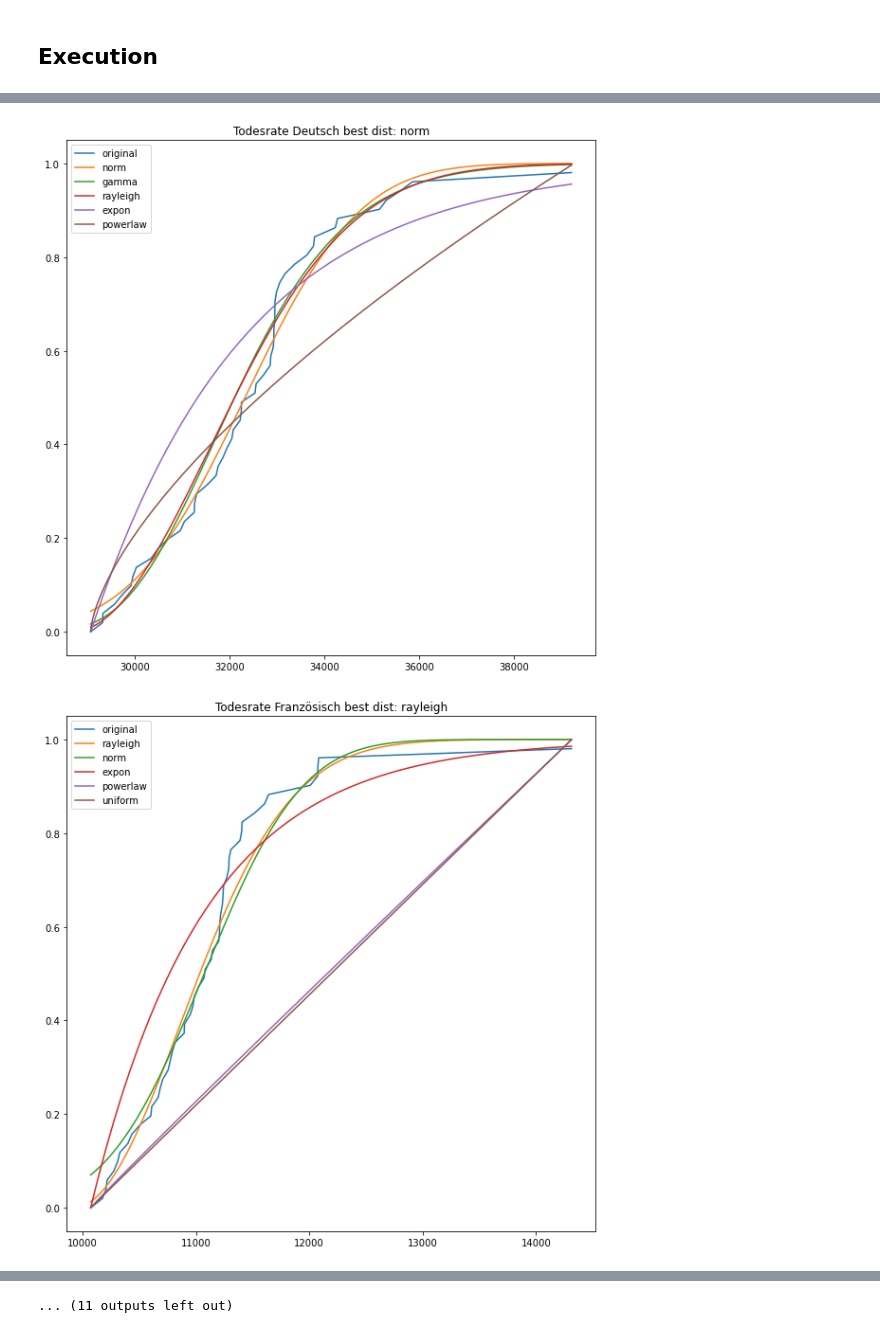
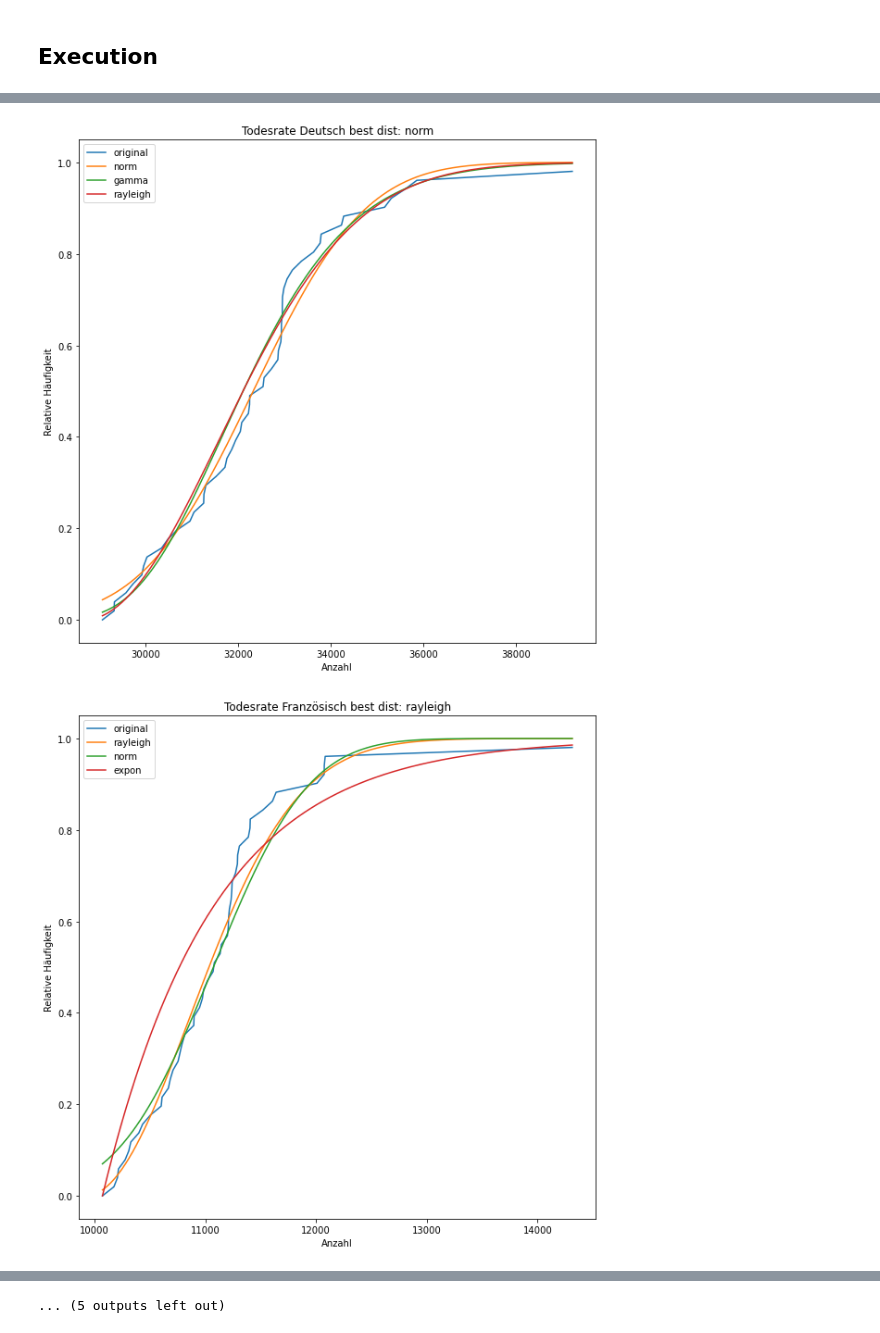
Before and after one commit to nicolarohner1337/omc-WER, a Jupyter notebook: Abgabe/OMC_Sprachen.ipynb, the cells around one changed output, grey strips where cells are left out. Cells and saved outputs as stored; diff of their text form; code cells hidden in the pictures.

```diff
--- a/Abgabe/OMC_Sprachen.ipynb
+++ b/Abgabe/OMC_Sprachen.ipynb
@@ -205,7 +203,7 @@ def display_distributions_cdf(f:fitter.Fitter, data:list, plotName:str, cost_met
 
     ax.plot(sorted_data, y_data, label = "original")
 
-    for distribution_name in best_distributions_names:
+    for distribution_name in best_distributions_names[:3]:
         obj = getattr(stats, distribution_name)
         params = f.fitted_param[distribution_name]
 
@@ -218,6 +216,9 @@ def display_distributions_cdf(f:fitter.Fitter, data:list, plotName:str, cost_met
         ax.plot(x_dist_vals, dist_vals, label=distribution_name)
 
     ax.set_title(plotName + " best dist: " + list(f.get_best(method=cost_method).keys())[0])
+    ax.set_xlabel("Anzahl")
+    ax.set_ylabel("Relative Häufigkeit")
+
     ax.legend()
     plt.show()
 
@@ -505,7 +521,7 @@ params_auswanderung = get_distributionParams_of_auswanderung()
 
 ## erwartungswerte prüfen!!!!!!!!!!
 
-n = 100000
+n = 1000000
 years=28
 startValues = (4440082, 1628228, 567203, 1850152)
 
@@ -534,2 +550,2 @@ display_simulationEnd_dist(Deutsch, Französisch, Italienisch, Andere)
-[figure, old version]
+[figure, new version]
-[figure, old version]
+[figure, new version]
@@ -542 +558 @@ display_simulationEnd_dist(Deutsch, Französisch, Italienisch, Andere)
-... (11 outputs left out)
+... (5 outputs left out)
```
Also changed, not shown: parts of 3 cells of this notebook.
